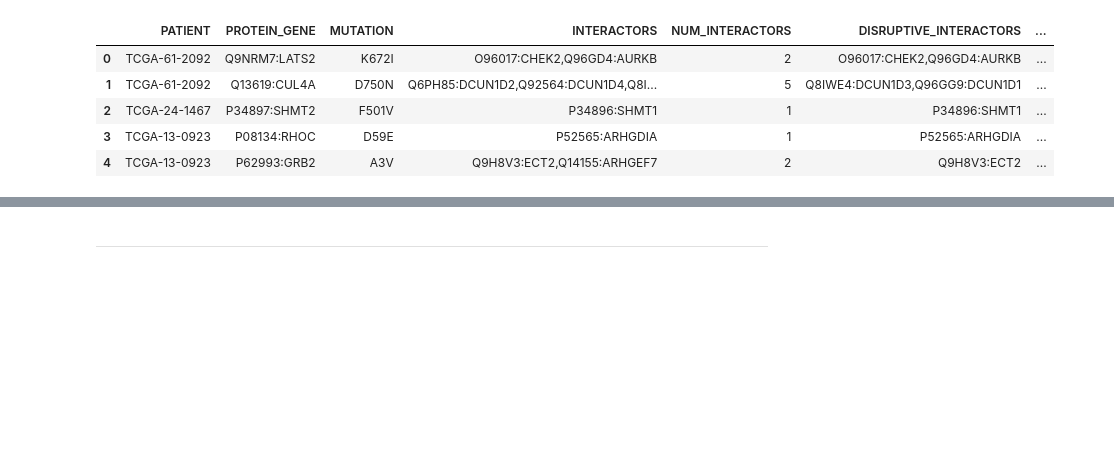
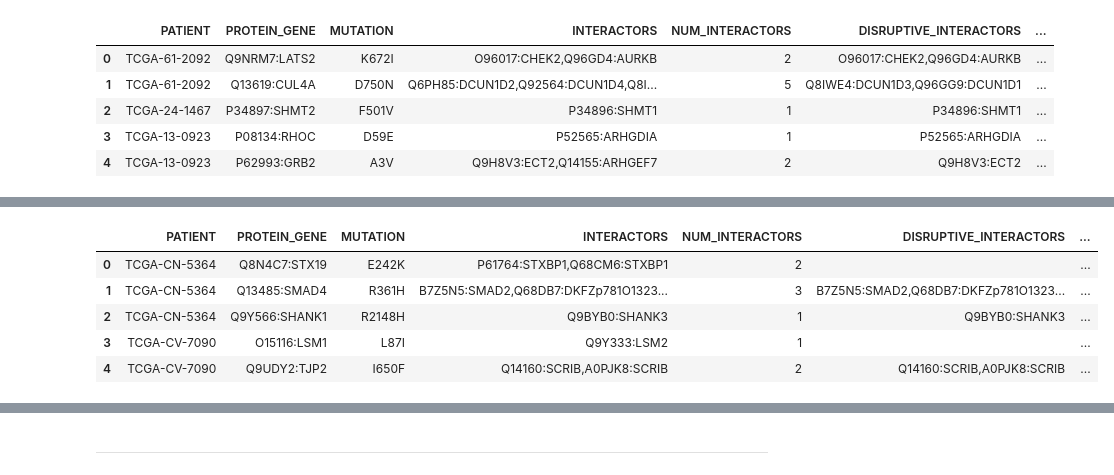
Before and after one commit to ibrahimberb/Predicting-Mutation-Effects, a Jupyter notebook: src/dev/disruptive_interactions_per_patient.ipynb, the cells around one changed output, grey strips where cells are left out. Saved outputs shown, nothing was run; the diff lists cells and outputs as text; code cells hidden in the pictures; blank space fills up the shorter version.

Commit message:
Update Patient Interactions Analysis Tables
BRCA, ESCA, OV, HNSC

```diff
--- a/src/dev/disruptive_interactions_per_patient.ipynb
+++ b/src/dev/disruptive_interactions_per_patient.ipynb
@@ -17,22 +17,27 @@ os.chdir('../')
 from helpers.helpers_analysis.interactions_per_patient import InteractionsPerPatient
 from helpers.helpers_analysis.get_patient_protein_to_mutations_dict import get_patient_protein_to_mutations_dict
 
-BRCA_PREDICTION_ID = "632d9021/"
-BRCA_PREDICTIONS_COMMON_PATH = "../data/predictions_datasets/brca_prediction_2021-10-26/" + BRCA_PREDICTION_ID
-PREDICTION_BRCA_REDUCED_PATH = BRCA_PREDICTIONS_COMMON_PATH + "predictions_soft_2021-10-26.csv"
+BRCA_PREDICTION_ID = "c6b0c1a8/"
+BRCA_PREDICTIONS_COMMON_PATH = "../data/predictions_datasets/brca_prediction_2021-11-06/" + BRCA_PREDICTION_ID
+PREDICTION_BRCA_REDUCED_PATH = BRCA_PREDICTIONS_COMMON_PATH + "predictions_soft_2021-11-06.csv"
 
-ESCA_PREDICTION_ID = "e07649d3/"
-ESCA_PREDICTIONS_COMMON_PATH = "../data/predictions_datasets/esca_prediction_2021-11-02/" + ESCA_PREDICTION_ID
-PREDICTION_ESCA_REDUCED_PATH = ESCA_PREDICTIONS_COMMON_PATH + "predictions_soft_2021-11-02.csv"
+ESCA_PREDICTION_ID = "4be914c2/"
+ESCA_PREDICTIONS_COMMON_PATH = "../data/predictions_datasets/esca_prediction_2021-11-06/" + ESCA_PREDICTION_ID
+PREDICTION_ESCA_REDUCED_PATH = ESCA_PREDICTIONS_COMMON_PATH + "predictions_soft_2021-11-06.csv"
 
-OV_PREDICTION_ID = "858bbf95/"
-OV_PREDICTIONS_COMMON_PATH = "../data/predictions_datasets/ov_prediction_2021-10-26/" + OV_PREDICTION_ID
-PREDICTION_OV_REDUCED_PATH = OV_PREDICTIONS_COMMON_PATH + "predictions_soft_2021-10-26.csv"
+OV_PREDICTION_ID = "7c3ce671/"
+OV_PREDICTIONS_COMMON_PATH = "../data/predictions_datasets/ov_prediction_2021-11-06/" + OV_PREDICTION_ID
+PREDICTION_OV_REDUCED_PATH = OV_PREDICTIONS_COMMON_PATH + "predictions_soft_2021-11-06.csv"
+
+HNSC_PREDICTION_ID = "beb8cfa3/"
+HNSC_PREDICTIONS_COMMON_PATH = "../data/predictions_datasets/hnsc_prediction_2021-11-06/" + HNSC_PREDICTION_ID
+PREDICTION_HNSC_REDUCED_PATH = HNSC_PREDICTIONS_COMMON_PATH + "predictions_soft_2021-11-06.csv"
 
 SNV_COMMON_PATH = "C:/Users/ibrah/Desktop/SNV_data/SNV_datasets/"
 BRCA_SNV_PATH = op.join(SNV_COMMON_PATH, "SNV_BRCA_hg38_2021-09-22.csv")
 ESCA_SNV_PATH = op.join(SNV_COMMON_PATH, "SNV_ESCA_hg38_2021-09-22.csv")
 OV_SNV_PATH = op.join(SNV_COMMON_PATH, "SNV_OV_hg38_2021-09-22.csv")
+HNSC_SNV_PATH = op.join(SNV_COMMON_PATH, "SNV_HNSC_hg38_2021-09-22.csv")
 
 # Reflect changes in the modules immediately.
 %load_ext autoreload
@@ -291,0 +301,8 @@ ov_interactions_per_patient.extract(folder="dev")
+# %%
+hnsc_interactions_per_patient = InteractionsPerPatient(
+    tcga="HNSC",
+    prediction_data_path=PREDICTION_HNSC_REDUCED_PATH,
+    tcga_snv_path=HNSC_SNV_PATH,
+    identifier="uniprot",
+    verbose=False,
+)
@@ -291,0 +368,9 @@ ov_interactions_per_patient.extract(folder="dev")
+# %%
+hnsc_interactions_per_patient.analysis_table.head()
+# %% [output]
+|  | PATIENT | PROTEIN_GENE | MUTATION | INTERACTORS | NUM_INTERACTORS | DISRUPTIVE_INTERACTORS | ... |
+| 0 | TCGA-CN-5364 | Q8N4C7:STX19 | E242K | P61764:STXBP1,Q68CM6:STXBP1 | 2 |  | ... |
+| 1 | TCGA-CN-5364 | Q13485:SMAD4 | R361H | B7Z5N5:SMAD2,Q68DB7:DKFZp781O1323... | 3 | B7Z5N5:SMAD2,Q68DB7:DKFZp781O1323... | ... |
+| 2 | TCGA-CN-5364 | Q9Y566:SHANK1 | R2148H | Q9BYB0:SHANK3 | 1 | Q9BYB0:SHANK3 | ... |
+| 3 | TCGA-CV-7090 | O15116:LSM1 | L87I | Q9Y333:LSM2 | 1 |  | ... |
+| 4 | TCGA-CV-7090 | Q9UDY2:TJP2 | I650F | Q14160:SCRIB,A0PJK8:SCRIB | 2 | Q14160:SCRIB,A0PJK8:SCRIB | ... |
```
Also changed, not shown: parts of 15 cells of this notebook, 7 other files.
